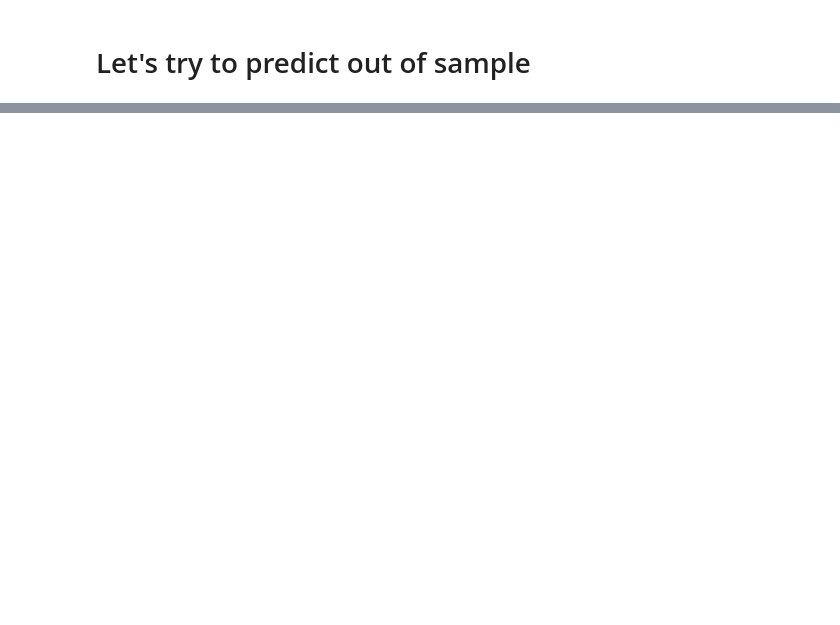
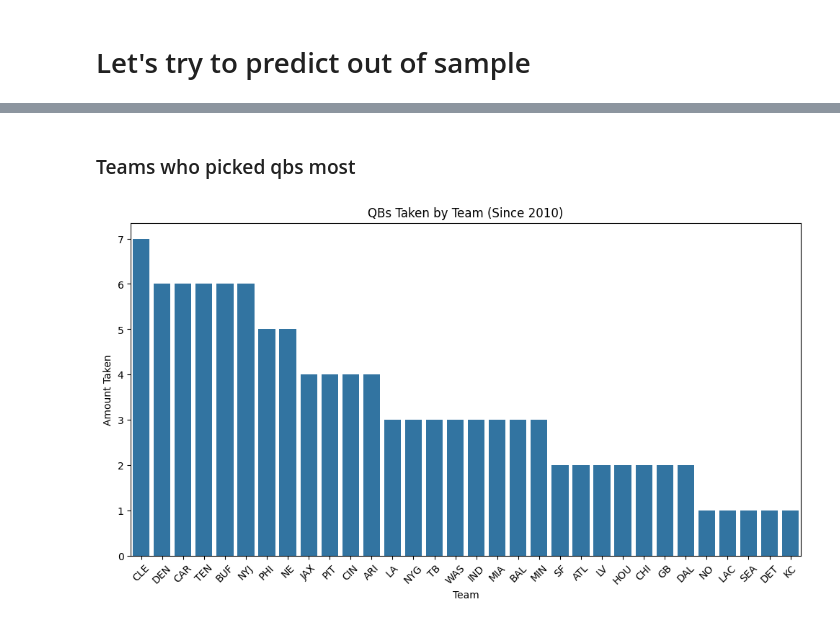
Before and after one commit to benstager/mfl, a Jupyter notebook: model_dev/draft_analysis2025.ipynb, the cells around one changed output, grey strips where cells are left out. Saved outputs shown, nothing was run; the diff lists cells and outputs as text; code cells hidden in the pictures; blank space fills up the shorter version.

```diff
--- a/model_dev/draft_analysis2025.ipynb
+++ b/model_dev/draft_analysis2025.ipynb
@@ -385,0 +611,2 @@ qbs_2025 = prospect_names[prospect_names['Position'] == "QB"]
+# %%
+final = pd.read_csv("/Users/benstager/Desktop/mfl_project/mfl/data/full_qb_dataset_v2.csv")
@@ -385,0 +641,12 @@ qbs_2025 = prospect_names[prospect_names['Position'] == "QB"]
+# %% [markdown]
+### Teams who picked qbs most
+# %%
+plt.figure(figsize=(12, 6))
+sns.countplot(data=final, x='recent_team', order=final['recent_team'].value_counts().index)
+plt.xticks(rotation=45)
+plt.title("QBs Taken by Team (Since 2010)")
+plt.xlabel('Team')
+plt.ylabel('Amount Taken')
+plt.show()
+# %% [output]
+[figure, added]
```
Also changed, not shown: parts of 100 cells of this notebook, 4 other files.
